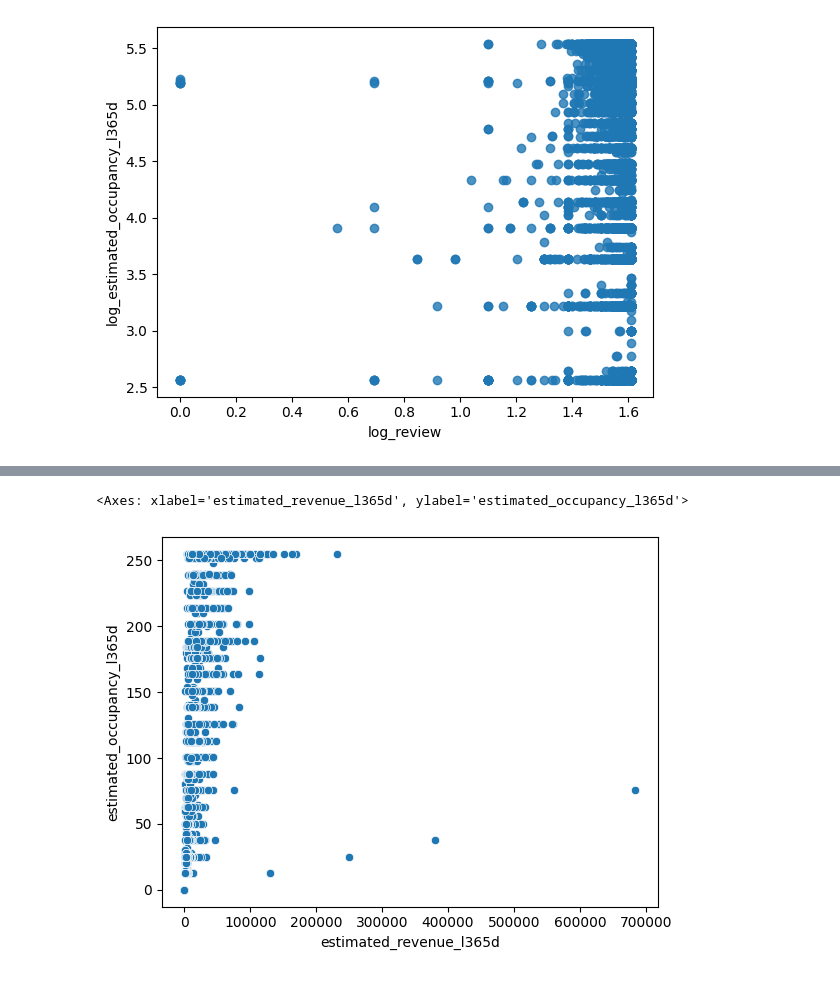
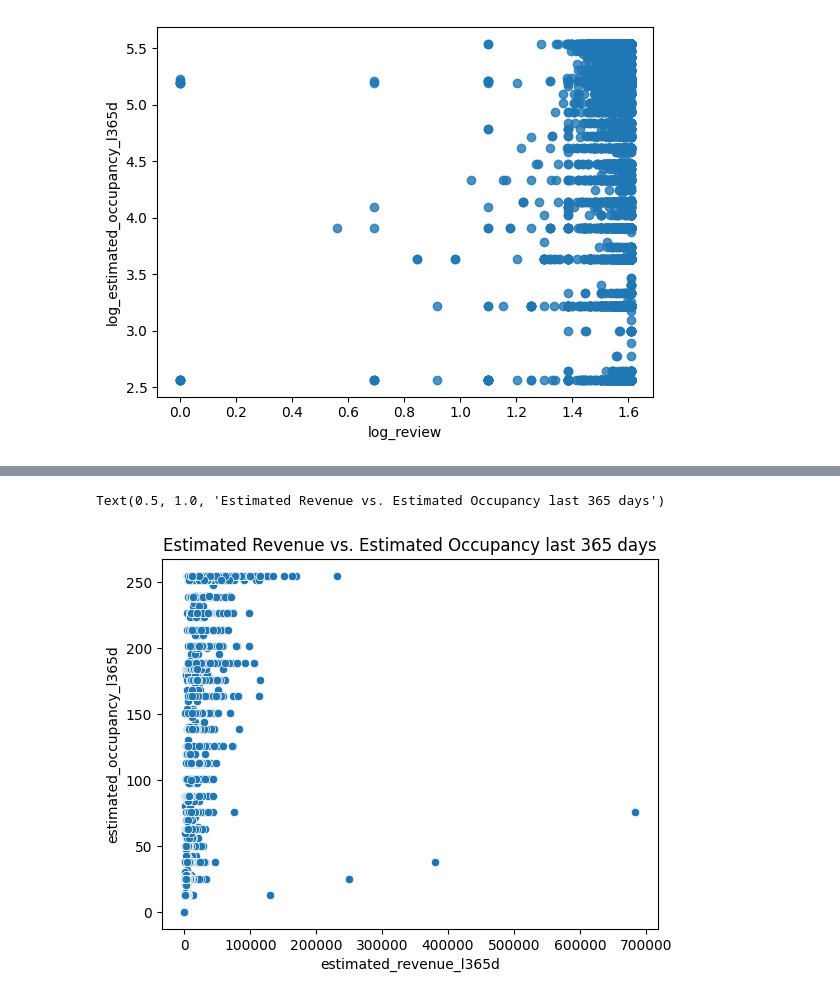
Before and after one commit to amanda8412383/data_science_bootcamp, a Jupyter notebook: airbnb_case_study/airbnb_case_study.ipynb, the cells around one changed output, grey strips where cells are left out. Saved outputs shown, nothing was run; the diff lists cells and outputs as text; code cells hidden in the pictures.

```diff
--- a/airbnb_case_study/airbnb_case_study.ipynb
+++ b/airbnb_case_study/airbnb_case_study.ipynb
@@ -275,9 +398,10 @@ sns.regplot(x='log_review', y='log_estimated_occupancy_l365d', data=df)
 # %%
 # revenue and occupency also don't have a linear relationship
 sns.scatterplot(x='estimated_revenue_l365d', y='estimated_occupancy_l365d', data=df)
+plt.title('Estimated Revenue vs. Estimated Occupancy last 365 days')
 # %% [output]
-<Axes: xlabel='estimated_revenue_l365d', ylabel='estimated_occupancy_l365d'>
+Text(0.5, 1.0, 'Estimated Revenue vs. Estimated Occupancy last 365 days')
-[figure, old version]
+[figure, new version]
 # %%
 #i think this graph shows a clear sign of market segmentation, there is a linearity connection between this 2 variables but for each market it has different slope
 sns.scatterplot(x='price', y='estimated_revenue_l365d', data=df)
```
Also changed, not shown: parts of 32 cells of this notebook, 1 other file.
